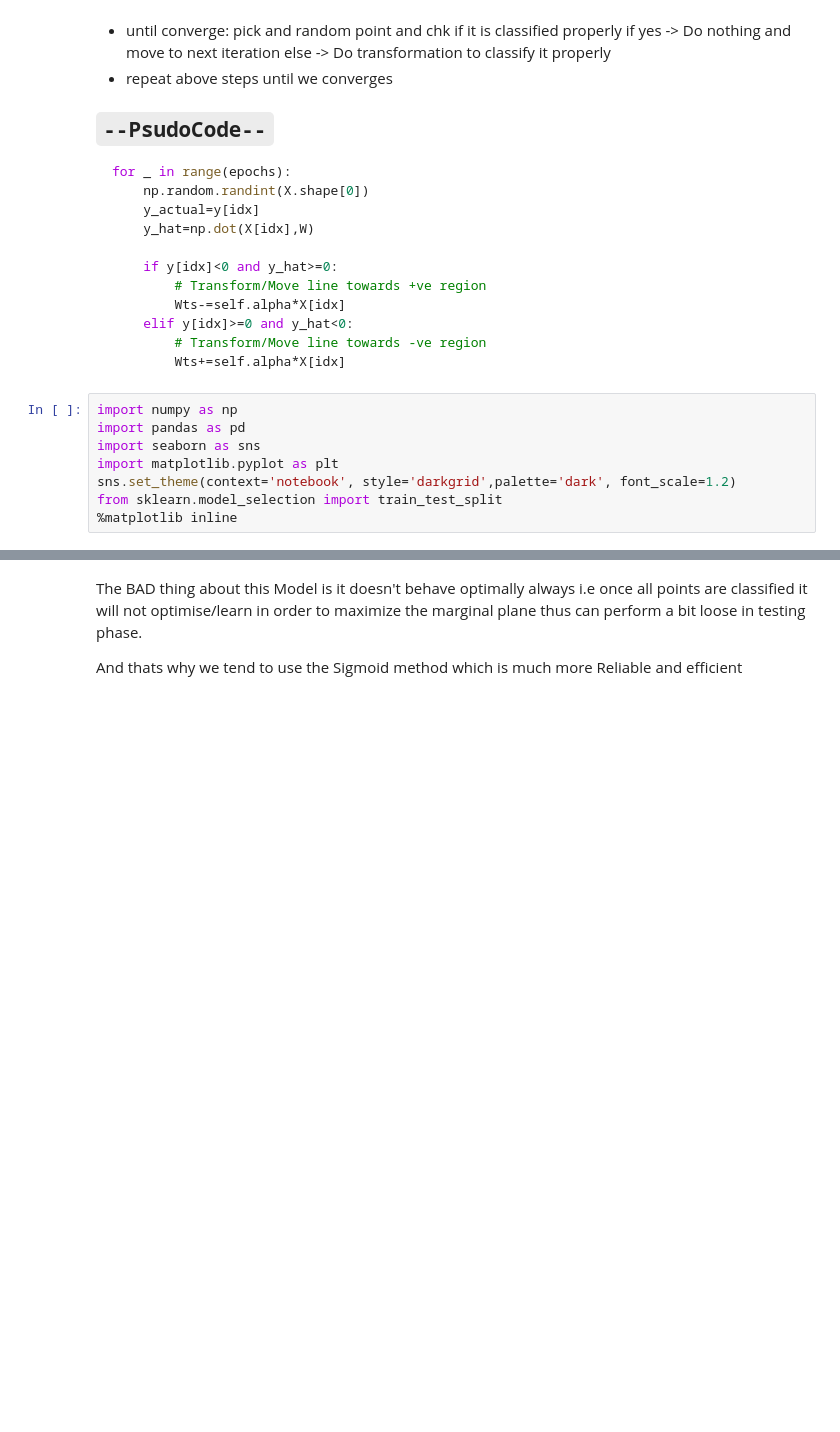
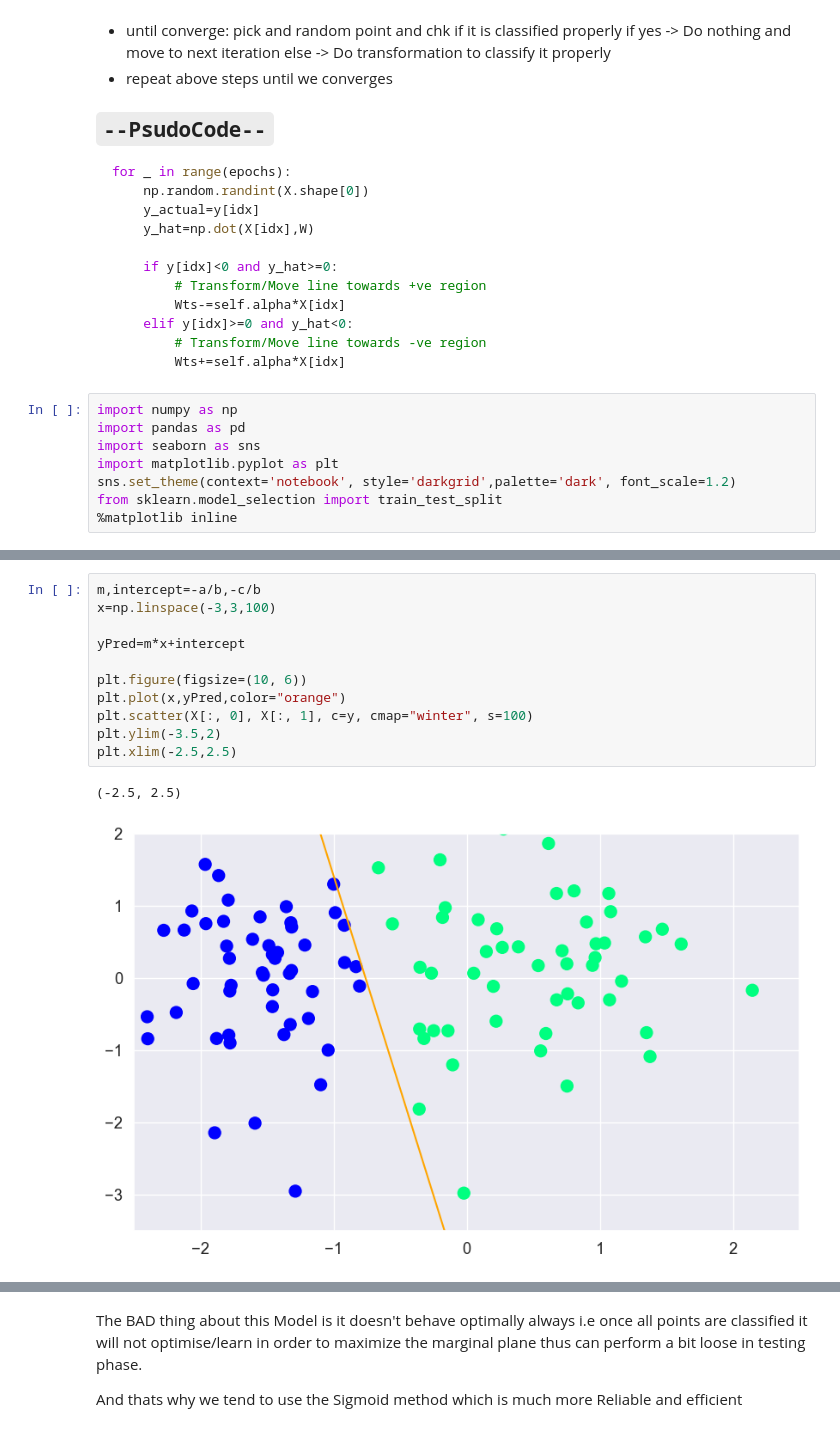
Before and after one commit to xAn-x/Machine-Learning-Algorithms-Implementations, a Jupyter notebook: 02-Logistic-Regression/01-Logistic-Regression(Perceptron).ipynb, the cells around one changed output, grey strips where cells are left out. Saved outputs shown, nothing was run; the diff lists cells and outputs as text; blank space fills up the shorter version.

```diff
--- a/02-Logistic-Regression/01-Logistic-Regression(Perceptron).ipynb
+++ b/02-Logistic-Regression/01-Logistic-Regression(Perceptron).ipynb
@@ -131,3 +99,17 @@ y_pred,y_test
+# %%
+m,intercept=-a/b,-c/b
+x=np.linspace(-3,3,100)
+
+yPred=m*x+intercept
+
+plt.figure(figsize=(10, 6))
+plt.plot(x,yPred,color="orange")
+plt.scatter(X[:, 0], X[:, 1], c=y, cmap="winter", s=100)
+plt.ylim(-3.5,2)
+plt.xlim(-2.5,2.5)
+# %% [output]
+(-2.5, 2.5)
+[figure, added]
 # %%
 from mlxtend.plotting import plot_decision_regions
 plot_decision_regions(X_test, y_pred, clf=perceptron, legend=2)
```
Also changed, not shown: parts of 11 cells of this notebook.
